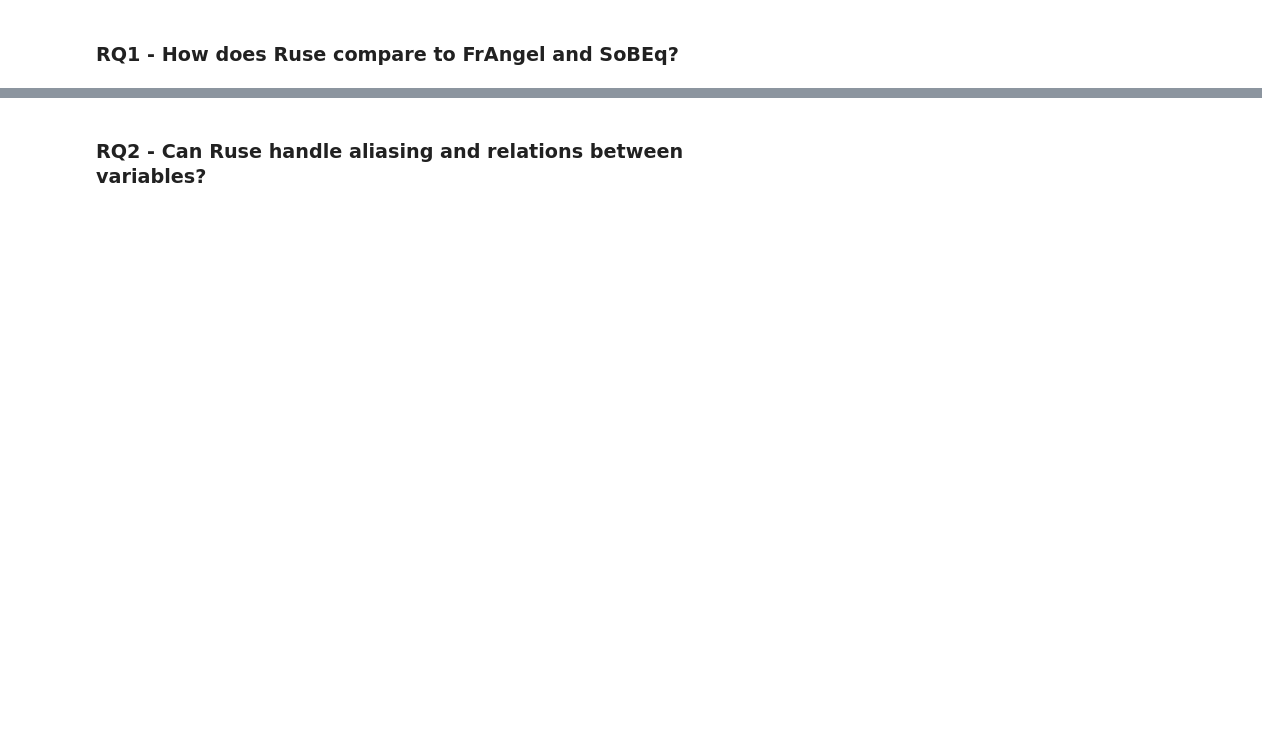
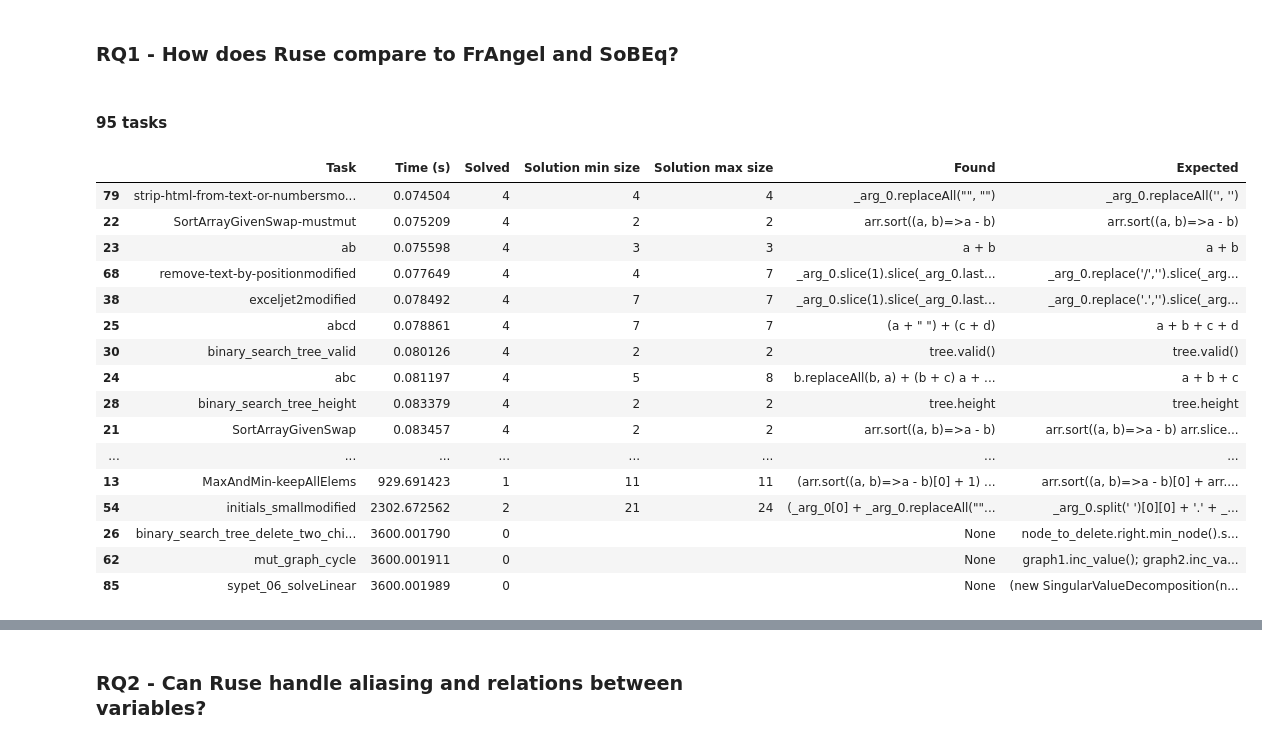
Before and after one commit to DaAnIV/Ruse, a Jupyter notebook: experiments/experiments.ipynb, the cells around one changed output, grey strips where cells are left out. Saved outputs shown, nothing was run; the diff lists cells and outputs as text; code cells hidden in the pictures; blank space fills up the shorter version.

```diff
--- a/experiments/experiments.ipynb
+++ b/experiments/experiments.ipynb
@@ -416,42 +473,18 @@ print(f"{len(full_oop_table) - len(pure_oop_solutions)} tasks expected solution
 # %% [markdown]
 ### RQ1 - How does <span style="font-variant:small-caps;">Ruse</span> compare to <span style="font-variant:small-caps;">FrAngel</span> and <span style="font-variant:small-caps;">SoBEq</span>?
 # %%
-metadata, ruse_tasks = parse_results("results/ruse_benchmarks_results", dry_run=False)
-ruse_tasks.to_csv("results/ruse_benchmarks_results.csv", index=False)
-ruse_tasks = ruse_tasks.groupby('name').agg(
-    total_time = ('total_time', 'mean'),
-    total_time_min = ('total_time', 'min'),
-    total_time_max = ('total_time', 'max'),
-    iteration_count = ('stats.iteration_count', 'first'),
-    solved_count=('found', lambda x: x.notnull().sum()),
-    found=('found', lambda x: set(x) if x.notnull().any() else None),
-    expected=('expected', 'first'),
-    solution_size_min=('found.solution_size', 'min'),
-    solution_size_max=('found.solution_size', 'max'),
-    bank_size=('stats.BankSize', 'mean'),
-    bank_size_min=('stats.BankSize', 'min'),
-    bank_size_max=('stats.BankSize', 'max'),
-    found_context=('stats.FoundContextCount', 'mean'),
-    found_context_min=('stats.FoundContextCount', 'min'),
-    found_context_max=('stats.FoundContextCount', 'max'),
-    iterations=('iterations', 'first'),
-    oop_category=('oop_category', 'first'),
-    path=('path', 'first'),
-    examples_count=('examples_count', 'first'),
-    var_count=('var_count', 'first'),
-).reset_index()
+metadata, ruse_regular_tasks = parse_results("results/ruse_experiments_regular_results", dry_run=False)
+ruse_regular_tasks.to_csv("results/ruse_experiments_regular_results.csv", index=False)
+ruse_regular_tasks = group_tasks(ruse_regular_tasks)
 
-ruse_compared_tasks = ruse_tasks.copy()
-ruse_compared_tasks.drop(ruse_compared_tasks[ruse_compared_tasks["name"].isin(tasks_to_ignore)].index, inplace=True)
-
-ruse_full_oop_tasks = ruse_compared_tasks[ruse_compared_tasks["oop_category"] == "Full OOP"].copy()
-ruse_primitive_tasks = ruse_compared_tasks[ruse_compared_tasks["oop_category"] != "Full OOP"].copy()
+ruse_full_oop_tasks = ruse_regular_tasks[ruse_regular_tasks["oop_category"] == "Full OOP"].copy()
+ruse_primitive_tasks = ruse_regular_tasks[ruse_regular_tasks["oop_category"] != "Full OOP"].copy()
 
 ruse_full_oop_solved_tasks = ruse_full_oop_tasks[ruse_full_oop_tasks["found"].notnull()]
 ruse_primitive_solved_tasks = ruse_primitive_tasks[ruse_primitive_tasks["found"].notnull()]
 # %%
-display(Markdown(f"#### {len(ruse_compared_tasks)} tasks"))
-table = ruse_compared_tasks[["name", "total_time", "found", "expected",
+display(Markdown(f"#### {len(ruse_regular_tasks)} tasks"))
+table = ruse_regular_tasks[["name", "total_time", "found", "expected",
                              "solved_count", "solution_size_min", "solution_size_max"]].copy()
 table.sort_values(by="total_time", inplace=True)
 # table["expected"] = table["expected"].apply(lambda x: [s.replace('", "', '\n') if pd.notna(s) else s for s in x] if pd.notna(x) else x)
@@ -494,33 +527,52 @@ def style_table(s: pd.io.formats.style.Styler):
                         return True
             return False
 
         good_solutions = get_good_solutions_mask(data).to_numpy()[:, np.newaxis]
         good_solutions = np.repeat(good_solutions, 4, axis=1)
         # print(data)
         return np.where(good_solutions, "", props)
 
     props = f"background-color: DarkRed;"
 
     return s.highlight_null(subset="found", color="Brown") \
         .hide(["found", "expected"], axis="columns") \
         .relabel_index(["Task", "Time (s)", "Solved", "Solution min size", "Solution max size", "Found", "Expected"], axis="columns") \
         .apply(check_solution, axis=None, subset=["found", "expected", "found_pretty", "expected_pretty"], props=props)
 
 
 display_df(table.style.pipe(style_table))
 
-table = ruse_compared_tasks.copy()
+table = ruse_regular_tasks.copy()
 table.sort_values(by="total_time", inplace=True)
 table["found_pretty"] = table["found"].apply(new_line_format, new_line_char="\n")
 table["expected_pretty"] = table["expected"].apply(new_line_format, new_line_char="\n")
 table["good_solution"] = get_good_solutions_mask(table)
 table.drop(columns=["found", "expected"], inplace=True)
 table.rename(columns={"found_pretty": "found", "expected_pretty": "expected"}, inplace=True)
 with pd.ExcelWriter("results/ruse_benchmarks.xlsx", engine="xlsxwriter") as writer:
     table.to_excel(writer, index=False, sheet_name='Sheet1')
     workbook  = writer.book
     worksheet = writer.sheets['Sheet1']
     cell_format = workbook.add_format({'text_wrap': True})
     worksheet.set_column('A:Z', cell_format=cell_format)
+# %% [output]
+#### 95 tasks
+|  | Task | Time (s) | Solved | Solution min size | Solution max size | Found | Expected |
+| 79 | strip-html-from-text-or-numbersmo... | 0.074504 | 4 | 4 | 4 | _arg_0.replaceAll("", "") | _arg_0.replaceAll('', '') |
+| 22 | SortArrayGivenSwap-mustmut | 0.075209 | 4 | 2 | 2 | arr.sort((a, b)=>a - b) | arr.sort((a, b)=>a - b) |
+| 23 | ab | 0.075598 | 4 | 3 | 3 | a + b | a + b |
+| 68 | remove-text-by-positionmodified | 0.077649 | 4 | 4 | 7 | _arg_0.slice(1).slice(_arg_0.last... | _arg_0.replace('/','').slice(_arg... |
+| 38 | exceljet2modified | 0.078492 | 4 | 7 | 7 | _arg_0.slice(1).slice(_arg_0.last... | _arg_0.replace('.','').slice(_arg... |
+| 25 | abcd | 0.078861 | 4 | 7 | 7 | (a + " ") + (c + d) | a + b + c + d |
+| 30 | binary_search_tree_valid | 0.080126 | 4 | 2 | 2 | tree.valid() | tree.valid() |
+| 24 | abc | 0.081197 | 4 | 5 | 8 | b.replaceAll(b, a) + (b + c) a + ... | a + b + c |
+| 28 | binary_search_tree_height | 0.083379 | 4 | 2 | 2 | tree.height | tree.height |
+| 21 | SortArrayGivenSwap | 0.083457 | 4 | 2 | 2 | arr.sort((a, b)=>a - b) | arr.sort((a, b)=>a - b) arr.slice... |
+| ... | ... | ... | ... | ... | ... | ... | ... |
+| 13 | MaxAndMin-keepAllElems | 929.691423 | 1 | 11 | 11 | (arr.sort((a, b)=>a - b)[0] + 1) ... | arr.sort((a, b)=>a - b)[0] + arr.... |
+| 54 | initials_smallmodified | 2302.672562 | 2 | 21 | 24 | (_arg_0[0] + _arg_0.replaceAll(""... | _arg_0.split(' ')[0][0] + '.' + _... |
+| 26 | binary_search_tree_delete_two_chi... | 3600.001790 | 0 |  |  | None | node_to_delete.right.min_node().s... |
+| 62 | mut_graph_cycle | 3600.001911 | 0 |  |  | None | graph1.inc_value(); graph2.inc_va... |
+| 85 | sypet_06_solveLinear | 3600.001989 | 0 |  |  | None | (new SingularValueDecomposition(n... |
 # %%
 display(Markdown(f"#### Solution size"))
```
Also changed, not shown: parts of 26 cells of this notebook.
